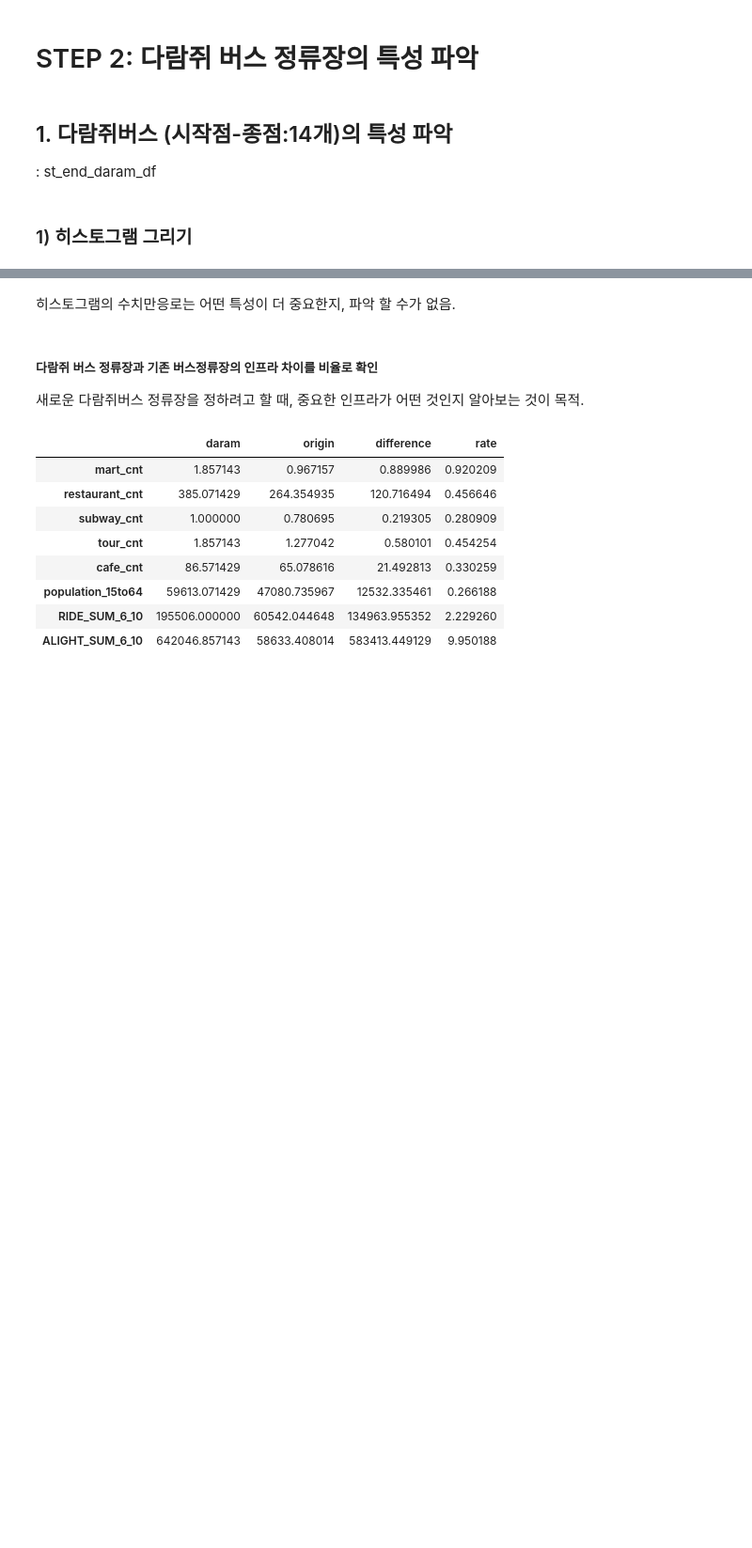
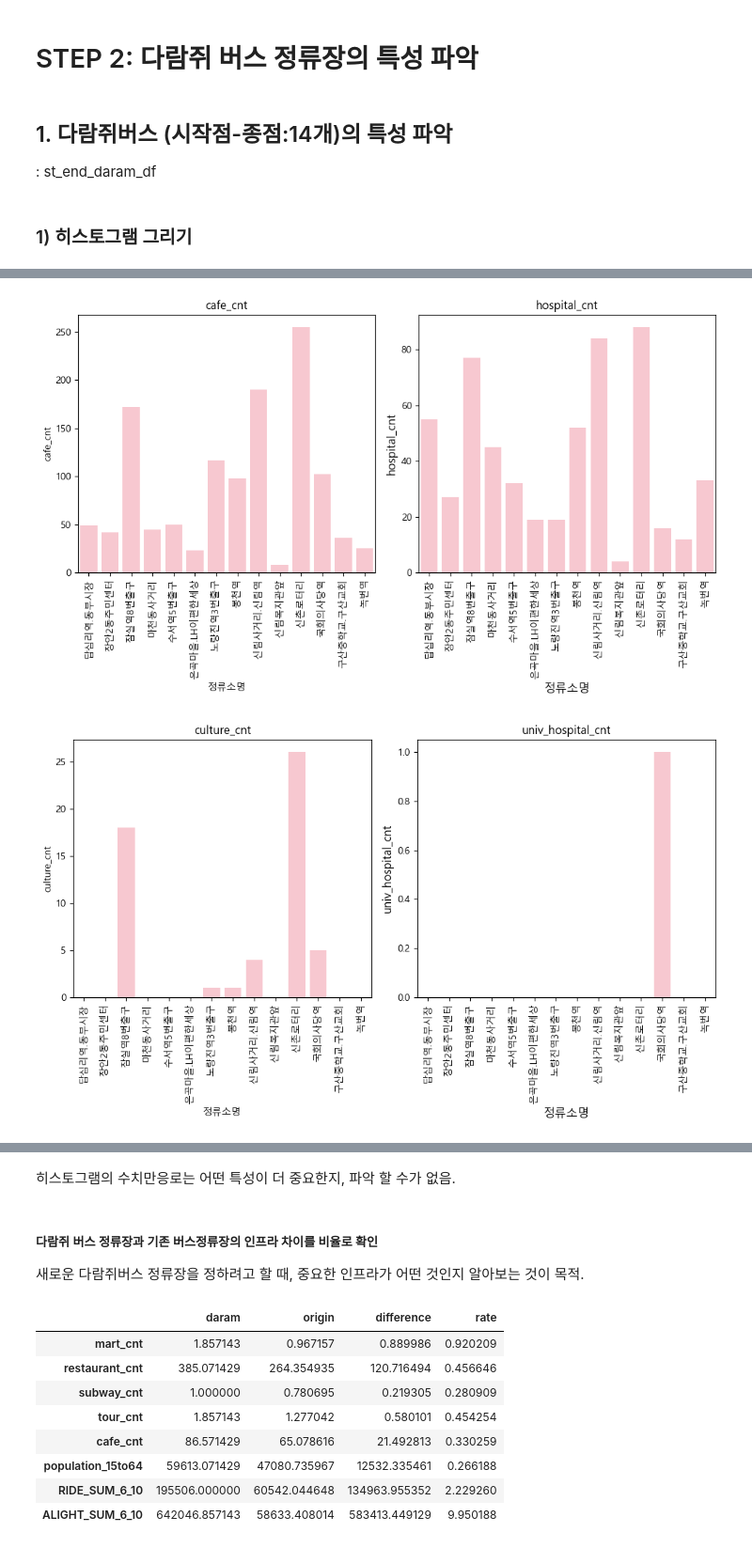
Before and after one commit to Mulcam-Finalproject3/Resurrection_Of_Squirrel_Bus, a Jupyter notebook: src/Modeling/Similarity_Visualization.ipynb, the cells around one changed output, grey strips where cells are left out. Shown at 94% size. Drawn from its saved outputs; the diff is of its cells as text; code cells hidden in the pictures; blank space fills up the shorter version.

Commit message:
fix: 유사도 histogram graph 수정.

```diff
--- a/src/Modeling/Similarity_Visualization.ipynb
+++ b/src/Modeling/Similarity_Visualization.ipynb
@@ -410,18 +400,0 @@ hist_daram_list
-# %%
-plot_daram_14_df = st_end_daram_df.copy()
-plt.rcParams['font.family'] = 'NanumGothic'
-hist_daram_df=st_end_daram_df.loc[:,'academy_cnt':'ALIGHT_SUM_6_10']
-hist_daram_list = hist_daram_df.columns.tolist()[8:-3]
-plot_daram_14_df.set_index('정류소명', inplace=True)
-plt.figure(figsize=(9,5))
-
-for i in hist_daram_list:
-    sns.barplot(data=plot_daram_14_df, x=plot_daram_14_df.index, y = i, color='pink', label= i)
-    plt.title(i, fontsize=12)
-    plt.xlabel(i, fontsize=12)
-    plt.ylabel('counts', fontsize=12)
-
-
-    plt.xticks(rotation=45, ha = 'right')
-    plt.tight_layout()
-    plt.show()
@@ -436,0 +401,18 @@ for i in hist_daram_list:
+# %%
+for i in zip(hist_daram_list[0::2], hist_daram_list[1::2]):
+    fig, (ax1, ax2) = plt.subplots(1, 2, figsize=(10, 6))
+
+    sns.barplot(data=plot_daram_14_df, x=plot_daram_14_df.index, y = i[0], color='pink', label= i[0],ax=ax1)
+    ax1.set_title(i[0],fontsize=12)
+    ax1.set_xticklabels(ax1.get_xticklabels(), rotation=90)
+    plt.xlabel(i, fontsize=12)
+    plt.ylabel('counts', fontsize=12)
+
+    sns.barplot(data=plot_daram_14_df, x=plot_daram_14_df.index, y = i[1], color='pink', label= i[1],ax=ax2)
+    ax2.set_title(i[1],fontsize=12)
+    ax2.set_xticklabels(ax1.get_xticklabels(), rotation=90)
+    plt.tight_layout()
+    plt.show()
+# %% [output]
+[figure, added]
+[figure, added]
```
Also changed, not shown: parts of 3 cells of this notebook.
